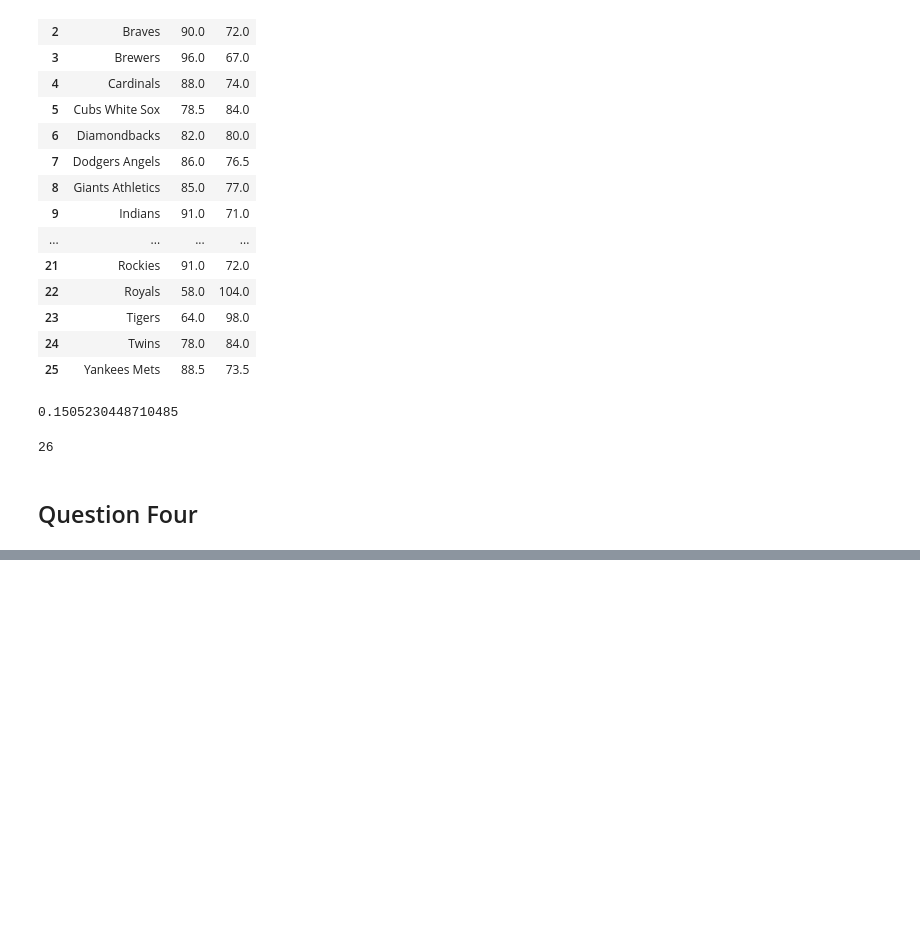
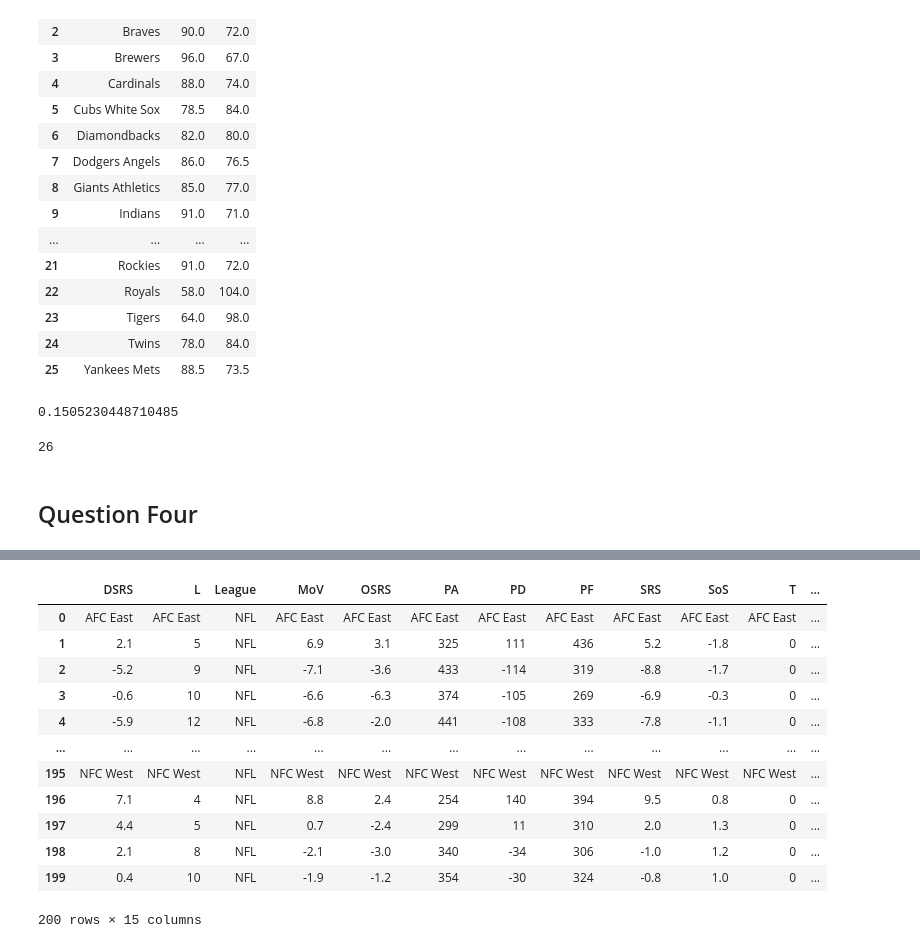
Before and after one commit to brunofbpaula/DataScience-UM-Coursera, a Jupyter notebook: Assignments/Scratches/Assignment4MU.ipynb, the cells around one changed output, grey strips where cells are left out. Cells and saved outputs as stored; diff of their text form; code cells hidden in the pictures; blank space fills up the shorter version.

```diff
--- a/Assignments/Scratches/Assignment4MU.ipynb
+++ b/Assignments/Scratches/Assignment4MU.ipynb
@@ -1028,0 +1078,16 @@ def nfl_correlation():
+# %%
+nfl_df
+# %% [output]
+|  | DSRS | L | League | MoV | OSRS | PA | PD | PF | SRS | SoS | T | ... |
+| 0 | AFC East | AFC East | NFL | AFC East | AFC East | AFC East | AFC East | AFC East | AFC East | AFC East | AFC East | ... |
+| 1 | 2.1 | 5 | NFL | 6.9 | 3.1 | 325 | 111 | 436 | 5.2 | -1.8 | 0 | ... |
+| 2 | -5.2 | 9 | NFL | -7.1 | -3.6 | 433 | -114 | 319 | -8.8 | -1.7 | 0 | ... |
+| 3 | -0.6 | 10 | NFL | -6.6 | -6.3 | 374 | -105 | 269 | -6.9 | -0.3 | 0 | ... |
+| 4 | -5.9 | 12 | NFL | -6.8 | -2.0 | 441 | -108 | 333 | -7.8 | -1.1 | 0 | ... |
+| ... | ... | ... | ... | ... | ... | ... | ... | ... | ... | ... | ... | ... |
+| 195 | NFC West | NFC West | NFL | NFC West | NFC West | NFC West | NFC West | NFC West | NFC West | NFC West | NFC West | ... |
+| 196 | 7.1 | 4 | NFL | 8.8 | 2.4 | 254 | 140 | 394 | 9.5 | 0.8 | 0 | ... |
+| 197 | 4.4 | 5 | NFL | 0.7 | -2.4 | 299 | 11 | 310 | 2.0 | 1.3 | 0 | ... |
+| 198 | 2.1 | 8 | NFL | -2.1 | -3.0 | 340 | -34 | 306 | -1.0 | 1.2 | 0 | ... |
+| 199 | 0.4 | 10 | NFL | -1.9 | -1.2 | 354 | -30 | 324 | -0.8 | 1.0 | 0 | ... |
+200 rows × 15 columns
```
Also changed, not shown: parts of 14 cells of this notebook.
